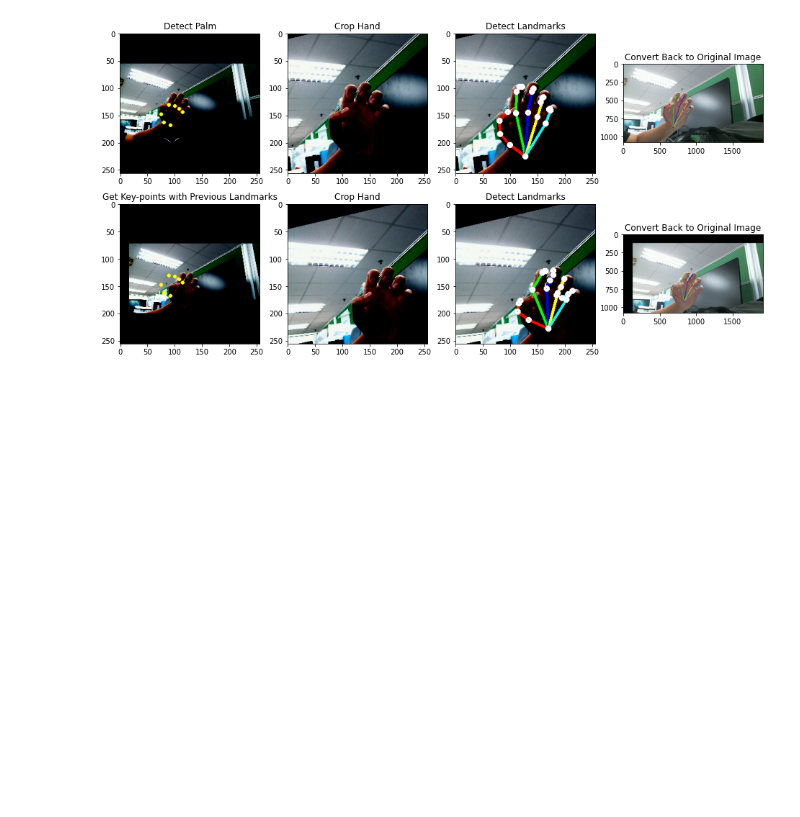
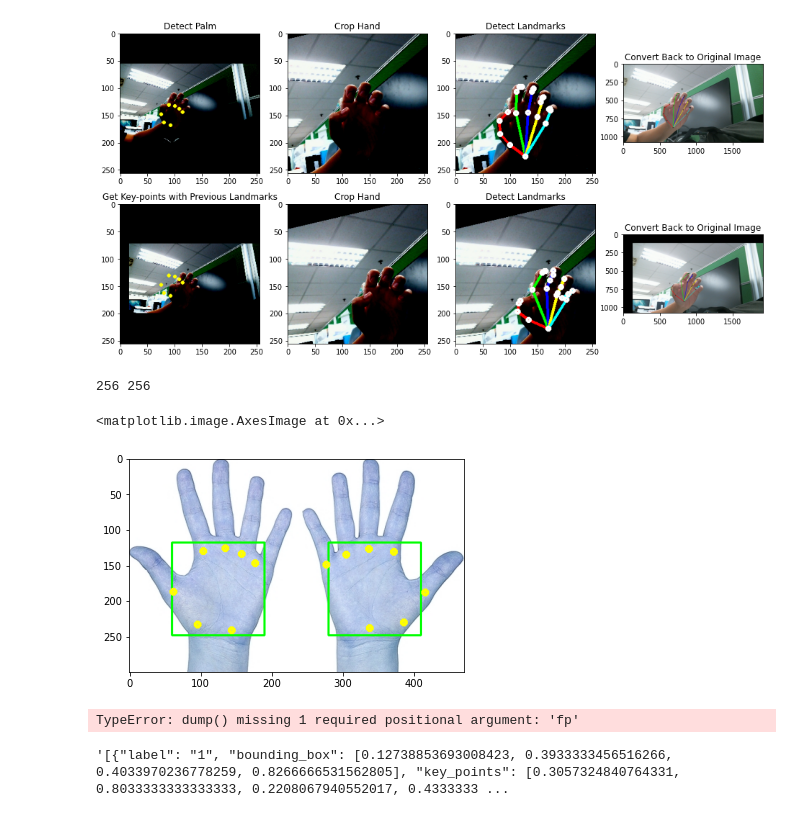
Before and after one commit to yirueilu-b/hand-tracking, a Jupyter notebook: explore_tracking_workflow.ipynb, the cells around one changed output. Saved outputs shown, nothing was run; the diff lists cells and outputs as text; code cells hidden in the pictures; blank space fills up the shorter version.

Commit message:
Correct palm annotation sample

```diff
--- a/explore_tracking_workflow.ipynb
+++ b/explore_tracking_workflow.ipynb
@@ -645,0 +678,31 @@ Clipping input data to the valid range for imshow with RGB data ([0..1] for floa
+# %%
+INPUT_WIDTH = 256
+INPUT_HEIGHT = 256
+MODEL_PATH = os.path.join('models', 'palm_detection_without_custom_op.tflite')
+# %%
+model = tf.lite.Interpreter(model_path=MODEL_PATH)
+model.allocate_tensors()
+_, INPUT_HEIGHT, INPUT_WIDTH, _ = model.get_input_details()[0]['shape']
+print(INPUT_WIDTH, INPUT_HEIGHT)
+# %% [output]
+256 256
+# %%
+original_frame = cv2.imread('test_image/hand2.jpg')
+# %%
+palm_input_image, padding_image, padding = preprocess(original_frame, INPUT_WIDTH, INPUT_HEIGHT)
+# inference
+output_details = model.get_output_details()
+model.set_tensor(model.get_input_details()[0]['index'], palm_input_image)
+model.invoke()
+output_reg = model.get_tensor(output_details[0]['index'])[0]
+output_clf = model.get_tensor(output_details[1]['index'])[0, :, 0]
+# convert prediction back to original image
+bboxes, keypoints_set, ori_bboxes, ori_keypoints_set = extract_bboxes_and_keypoints(output_reg, output_clf, padding, original_frame)
+# visualize
+original_frame = draw_bboxes(original_frame, bboxes)
+original_frame = draw_keypoints_set(original_frame, keypoints_set)
+# %%
+plt.imshow(original_frame)
+# %% [output]
+<matplotlib.image.AxesImage at 0x...>
+[figure, added]
@@ -645,0 +724,18 @@ Clipping input data to the valid range for imshow with RGB data ([0..1] for floa
+# %%
+output = []
+for i in range(len(boxes)):
+    item = Object()
+    item.label = str(1)
+    item.bounding_box = boxes[i].tolist()
+    item.key_points = key_points_set[i].tolist()
+    output.append(item)
+outputJson = json.dump([ob.__dict__ for ob in output], ensure_ascii=False)
+
+# with open(res_json_path, 'w') as f_out:
+#     json.dump(outputJson, f_out)
+# %% [output]
+TypeError: dump() missing 1 required positional argument: 'fp'
+# %%
+outputJson
+# %% [output]
+'[{"label": "1", "bounding_box": [0.12738853693008423, 0.3933333456516266, 0.4033970236778259, 0.8266666531562805], "key_points": [0.3057324840764331, 0.8033333333333333, 0.2208067940552017, 0.4333333 ...
```
Also changed, not shown: parts of 12 cells of this notebook, 4 other files.
